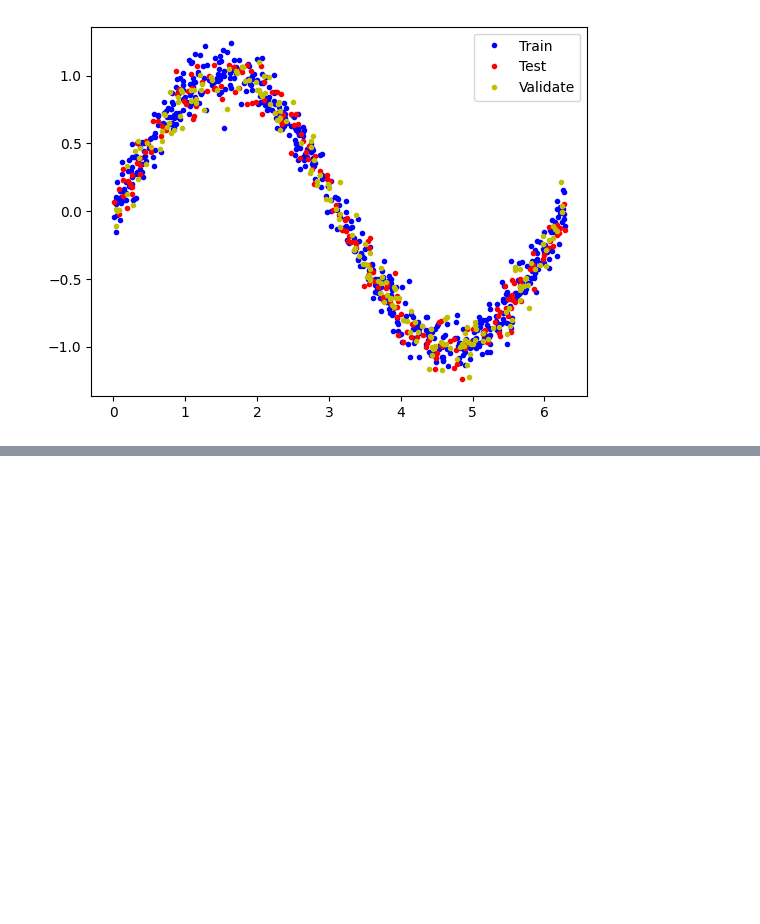
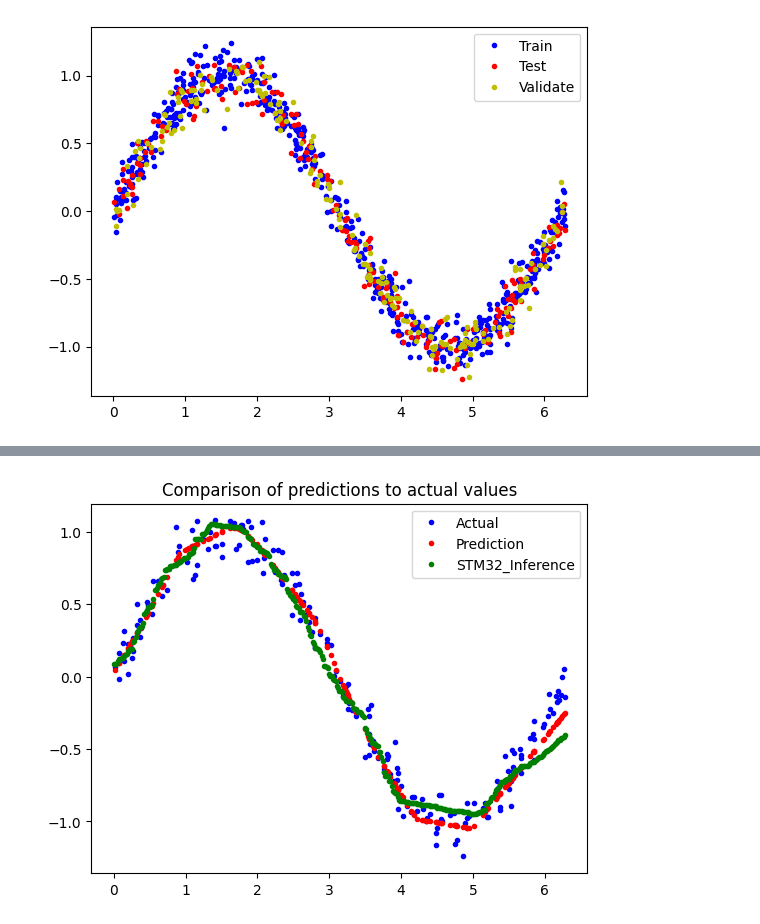
Before and after one commit to SkillSurf/ML4_edgeAI, a Jupyter notebook: STM32_cubeAI-sinewave/tflite_sinewave_training.ipynb, the cells around one changed output, grey strips where cells are left out. Drawn from its saved outputs; the diff is of its cells as text; code cells hidden in the pictures; blank space fills up the shorter version.

```diff
--- a/STM32_cubeAI-sinewave/tflite_sinewave_training.ipynb
+++ b/STM32_cubeAI-sinewave/tflite_sinewave_training.ipynb
@@ -205,3 +205,68 @@ def hex_to_c_array(hex_data, var_name):
 # Write TFLite model to a C source (or header) file
 with open(c_model_name + '.h', 'w') as file:
   file.write(hex_to_c_array(tflite_model, c_model_name))
+# %%
+# Repalce the data here with your actual inference data on the STM32 Edge Device
+inference_result = [
+    0.084677, 0.086197, 0.087210, 0.108004, 0.123855, 0.125054, 0.125653, 0.129247,
+    0.146022, 0.146621, 0.155439, 0.173864, 0.176811, 0.191518, 0.192391, 0.240422,
+    0.245734, 0.272596, 0.309606, 0.316510, 0.339194, 0.341166, 0.350043, 0.373713,
+    0.432889, 0.444724, 0.457546, 0.481216, 0.482203, 0.496010, 0.496997, 0.535461,
+    0.600555, 0.601541, 0.609431, 0.630876, 0.646792, 0.675275, 0.684490, 0.692030,
+    0.738425, 0.739448, 0.740472, 0.745080, 0.762998, 0.763510, 0.765558, 0.771190,
+    0.772726, 0.773749, 0.784500, 0.789108, 0.795251, 0.800883, 0.813682, 0.818802,
+    0.821361, 0.822897, 0.823921, 0.845423, 0.845935, 0.856175, 0.859759, 0.887918,
+    0.948333, 0.948845, 0.949357, 0.949869, 0.950893, 0.982636, 0.984684, 0.986220,
+    1.001579, 1.015915, 1.029226, 1.037930, 1.055681, 1.054953, 1.053822, 1.051397,
+    1.050912, 1.049134, 1.046871, 1.045174, 1.043719, 1.043557, 1.043153, 1.041698,
+    1.040971, 1.040809, 1.040567, 1.037899, 1.036202, 1.036121, 1.035960, 1.035717,
+    1.034182, 1.033293, 1.033050, 1.025115, 1.019926, 1.009548, 1.007190, 1.002472,
+    0.996812, 0.962376, 0.958130, 0.957658, 0.949167, 0.914731, 0.913316, 0.911901,
+    0.898223, 0.896336, 0.895393, 0.869922, 0.868979, 0.868036, 0.864734, 0.860489,
+    0.857187, 0.842094, 0.835490, 0.780305, 0.761910, 0.760966, 0.734553, 0.733610,
+    0.727478, 0.707667, 0.706253, 0.696347, 0.694932, 0.690216, 0.686442, 0.673821,
+    0.604612, 0.584837, 0.562097, 0.560120, 0.550232, 0.533424, 0.521560, 0.487944,
+    0.479045, 0.476079, 0.447407, 0.446418, 0.444440, 0.421700, 0.410824, 0.382152,
+    0.342603, 0.323818, 0.287236, 0.283281, 0.242744, 0.225936, 0.197263, 0.195286,
+    0.190342, 0.187376, 0.167601, 0.143873, 0.124098, 0.072686, 0.071697, 0.068731,
+    0.061810, 0.017318, 0.007431, 0.001498, -0.015310, -0.024208, -0.029152, -0.063757,
+    -0.075621, -0.097373, -0.101328, -0.108248, -0.137910, -0.145820, -0.166582,
+    -0.167571, -0.169548, -0.174492, -0.178447, -0.185368, -0.219973, -0.221950,
+    -0.224916, -0.238758, -0.240736, -0.242713, -0.250622, -0.266442, -0.281273,
+    -0.357403, -0.362347, -0.391020, -0.403873, -0.425624, -0.427602, -0.460229,
+    -0.461218, -0.463196, -0.469128, -0.478026, -0.521529, -0.522518, -0.554157,
+    -0.584807, -0.657971, -0.685655, -0.686644, -0.688622, -0.720260, -0.722238,
+    -0.752887, -0.792436, -0.794413, -0.807267, -0.813199, -0.833962, -0.853736,
+    -0.859876, -0.861132, -0.861360, -0.861817, -0.863644, -0.867754, -0.868781,
+    -0.870836, -0.871864, -0.873006, -0.874376, -0.876088, -0.876317, -0.877687,
+    -0.881797, -0.882253, -0.884194, -0.884309, -0.885222, -0.886478, -0.887620,
+    -0.889104, -0.889675, -0.892643, -0.892985, -0.893671, -0.894356, -0.895840,
+    -0.896182, -0.905202, -0.905430, -0.909084, -0.910226, -0.912281, -0.914564,
+    -0.915249, -0.920044, -0.921643, -0.921985, -0.922442, -0.924954, -0.925296,
+    -0.925639, -0.926095, -0.926666, -0.928150, -0.929064, -0.930548, -0.931461,
+    -0.933631, -0.934088, -0.935914, -0.937627, -0.938426, -0.943221, -0.945847,
+    -0.946532, -0.947446, -0.947674, -0.950300, -0.945045, -0.944721, -0.938239,
+    -0.937267, -0.928192, -0.923979, -0.920414, -0.881638, -0.875962, -0.871704,
+    -0.858932, -0.837644, -0.831967, -0.828419, -0.807132, -0.780167, -0.774491,
+    -0.761009, -0.746818, -0.729787, -0.728368, -0.727659, -0.717015, -0.711338,
+    -0.709210, -0.704242, -0.688631, -0.686503, -0.669473, -0.660957, -0.645346,
+    -0.643928, -0.643218, -0.637541, -0.631865, -0.619801, -0.617673, -0.616963,
+    -0.616254, -0.614834, -0.614125, -0.613415, -0.597805, -0.591418, -0.590709, -0.589999,
+    -0.573679, -0.570840, -0.560197, -0.553101, -0.552391, -0.550972, -0.541747, -0.528265,
+    -0.514074, -0.511236, -0.506978, -0.500592, -0.494205, -0.487110, -0.481433, -0.467950,
+    -0.460145, -0.453759, -0.440986, -0.439567, -0.423957, -0.421828, -0.415441, -0.401250
+]
+
+# Plot predictions against actual values
+predictions = model.predict(x_test)
+
+x = np.linspace(0, max(x_test), len(inference_result))
+
+plt.clf()
+plt.title("Comparison of predictions to actual values")
+plt.plot(x_test, y_test, 'b.', label='Actual')
+plt.plot(x_test, predictions, 'r.', label='Prediction')
+plt.plot(x, inference_result, 'g.', label='STM32_Inference')
+plt.legend()
+plt.show()
+# %% [output]
@@ -207,0 +274 @@ with open(c_model_name + '.h', 'w') as file:
+[figure, added]
```
Also changed, not shown: parts of 6 cells of this notebook.
